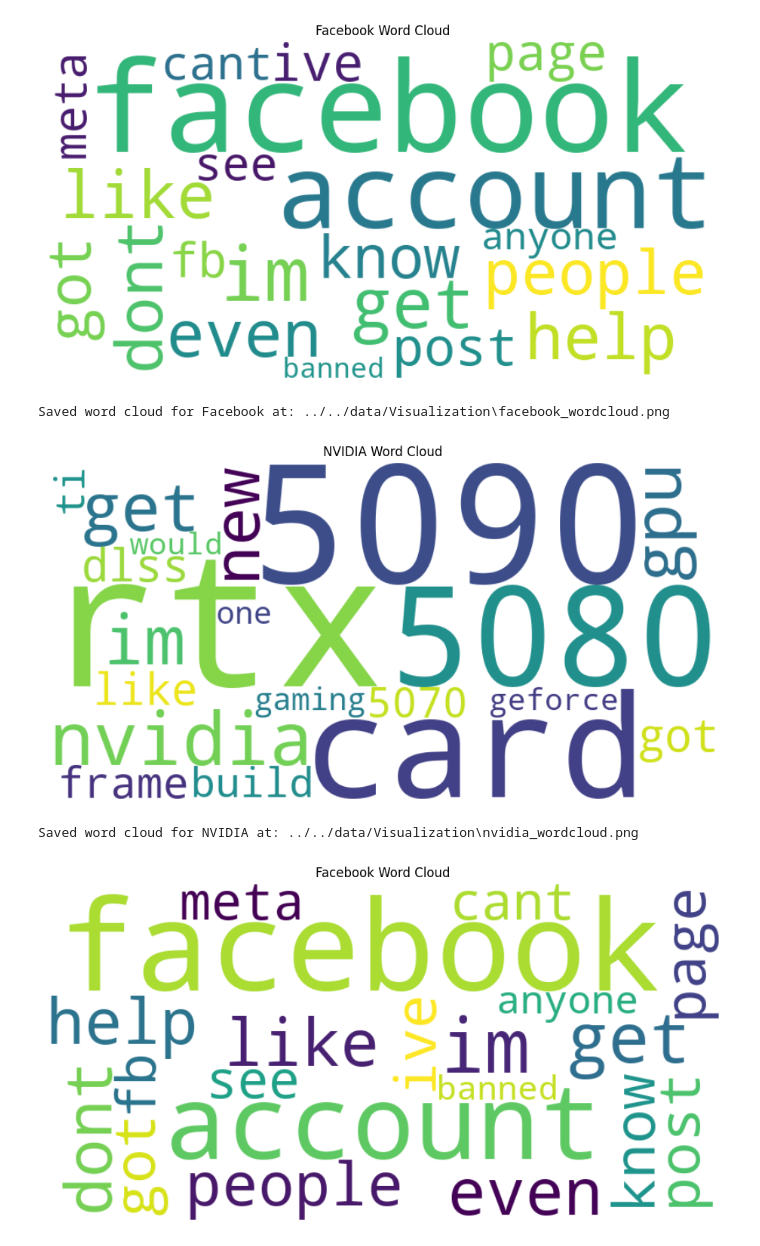
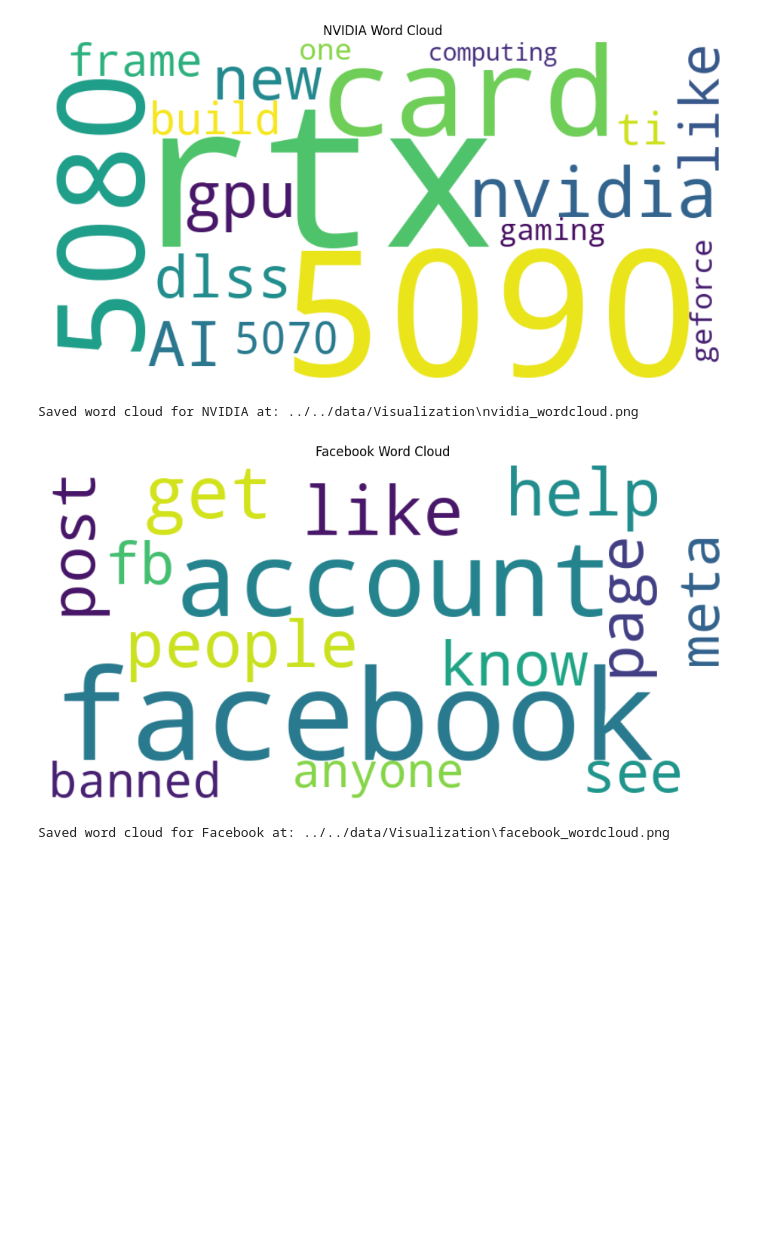
Before and after one commit to bibidhSubedi0/Sentiment-Analysis, a Jupyter notebook: src/Visualization/wordclouds.ipynb, the cells around one changed output. Saved outputs shown, nothing was run; the diff lists cells and outputs as text; code cells hidden in the pictures; blank space fills up the shorter version.

Commit message:
wordcloud

```diff
--- a/src/Visualization/wordclouds.ipynb
+++ b/src/Visualization/wordclouds.ipynb
@@ -49,5 +49,4 @@ company_files = {
 
 for company_name, file_path in company_files.items():
     generate_wordcloud_from_freq(file_path, company_name)
-    generate_wordcloud_from_freq(path, company)
 # %% [output]
@@ -55,6 +54,5 @@ for company_name, file_path in company_files.items():
 Saved word cloud for AMD at: ../../data/Visualization\amd_wordcloud.png
-[figure, old version]
+[figure, new version]
-Saved word cloud for Facebook at: ../../data/Visualization\facebook_wordcloud.png
+Saved word cloud for NVIDIA at: ../../data/Visualization\nvidia_wordcloud.png
-[figure, old version]
+[figure, new version]
-Saved word cloud for NVIDIA at: ../../data/Visualization\nvidia_wordcloud.png
+Saved word cloud for Facebook at: ../../data/Visualization\facebook_wordcloud.png
-[figure, removed]
```
Also changed, not shown: parts of 1 cell of this notebook, 20 other files.
